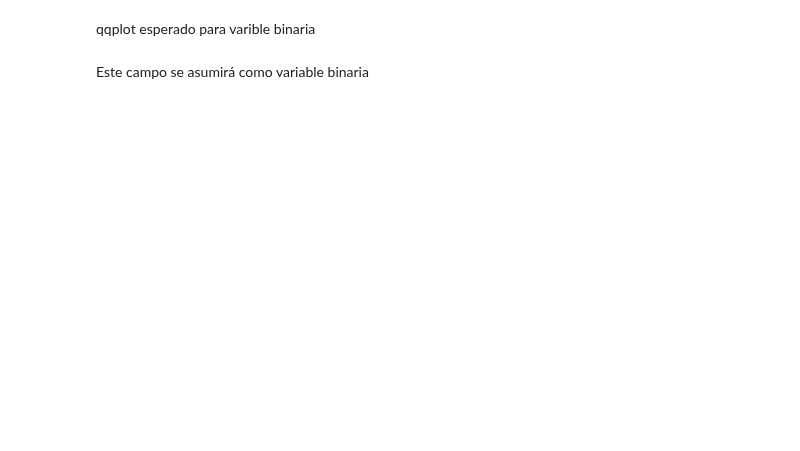
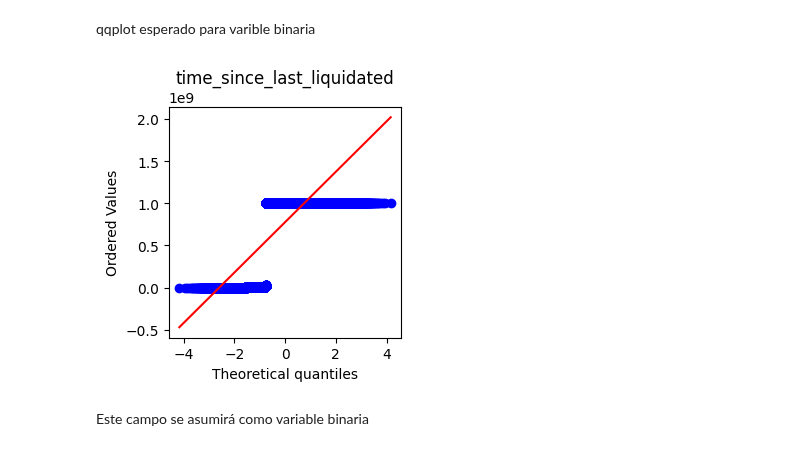
Before and after one commit to carinunez/Labs_MDS, a Jupyter notebook: proyecto_lab/project.ipynb, the cells around one changed output. Saved outputs shown, nothing was run; the diff lists cells and outputs as text; code cells hidden in the pictures; blank space fills up the shorter version.

```diff
--- a/proyecto_lab/project.ipynb
+++ b/proyecto_lab/project.ipynb
@@ -324,7 +463,9 @@ plot_qqplot(optimus, weird['binary'])
 # %% [markdown]
 qqplot esperado para varible binaria
 # %%
-plot_qqplot(optimus, weird['max_prop'])
+plot_qqplot(X_t0, weird['max_prop'])
+# %% [output]
+[figure, added]
 # %% [markdown]
 Este campo se asumirá como variable binaria
 # %%
```
Also changed, not shown: parts of 46 cells of this notebook.
